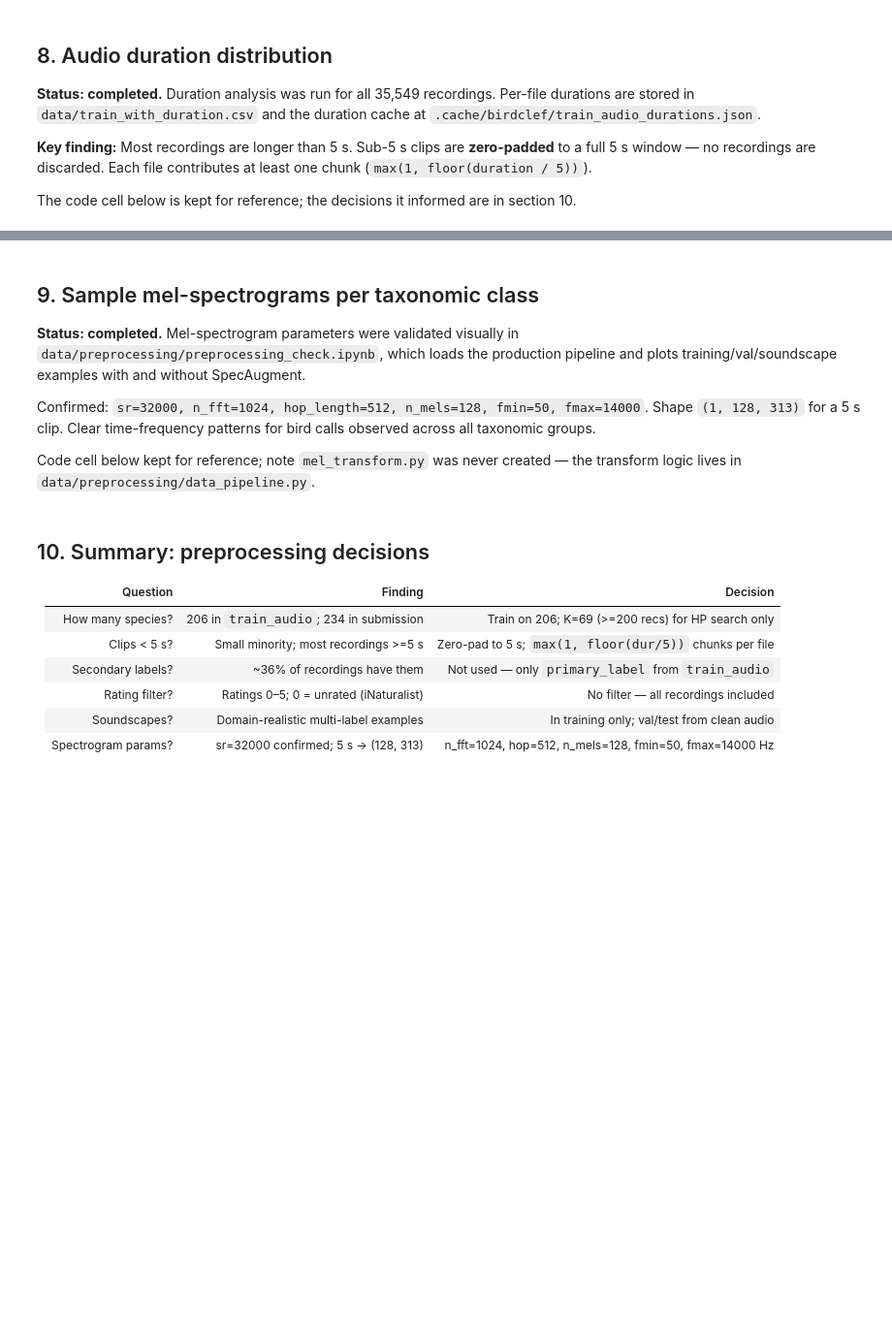
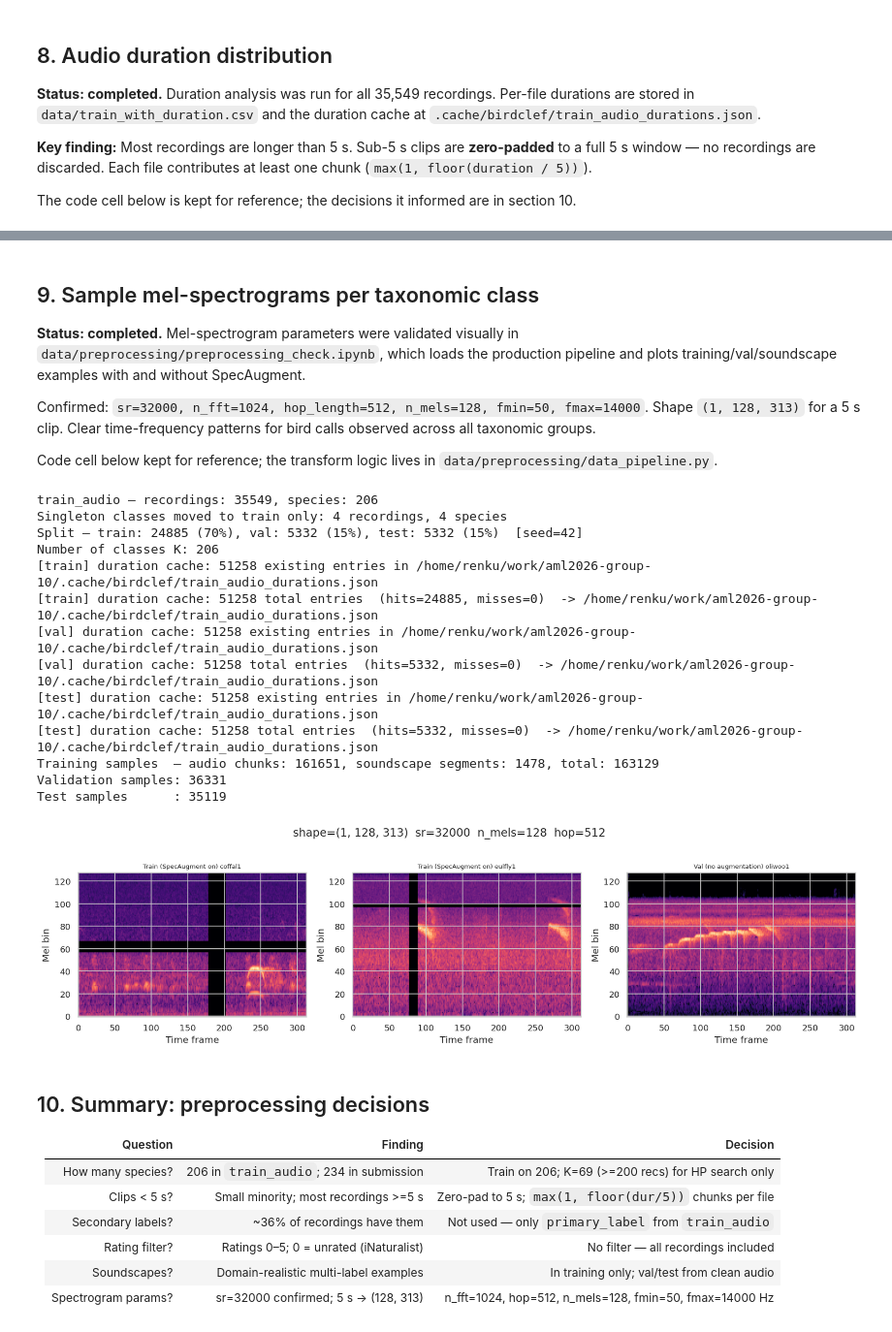
Before and after one commit to AdriSchm92/aml2026-group-10, a Jupyter notebook: notebooks/01_eda.ipynb, the cells around one changed output, grey strips where cells are left out. Shown at 97% size. Cells and saved outputs as stored; diff of their text form; code cells hidden in the pictures; blank space fills up the shorter version.

Commit message:
preprocessing and exploratory analysis update

```diff
--- a/notebooks/01_eda.ipynb
+++ b/notebooks/01_eda.ipynb
@@ -26,7 +26,9 @@ sns.set_theme(style="whitegrid", palette="muted")
 plt.rcParams["figure.dpi"] = 120
 
 # ---------- adjust this to the SwitchDrive mount path ----------
-DATA_ROOT = Path(os.environ.get("DATA_ROOT", "/home/user/data"))
+# DATA_ROOT = Path(os.environ.get("DATA_ROOT", "/home/user/data"))
+DATA_ROOT = Path('/tmp/birdclef-2026')
+
 # ---------------------------------------------------------------
 
 assert DATA_ROOT.exists(), f"DATA_ROOT not found: {DATA_ROOT}"
@@ -288,8 +412,7 @@ Confirmed: `sr=32000, n_fft=1024, hop_length=512, n_mels=128, fmin=50, fmax=1400
 Shape `(1, 128, 313)` for a 5 s clip. Clear time-frequency patterns for bird calls
 observed across all taxonomic groups.
 
-Code cell below kept for reference; note `mel_transform.py` was never created —
-the transform logic lives in `data/preprocessing/data_pipeline.py`.
+Code cell below kept for reference; the transform logic lives in `data/preprocessing/data_pipeline.py`.
 # %%
 import sys
 _repo_root = Path("..").resolve()
@@ -297,35 +420,49 @@ if str(_repo_root) not in sys.path:
     sys.path.insert(0, str(_repo_root))
 
 from data.preprocessing.data_pipeline import build_dataloaders
 
 _train_loader, _val_loader, _, mlb = build_dataloaders(
     metadata_csv=str(DATA_ROOT / "train.csv"),
     audio_dir=str(DATA_ROOT / "train_audio"),
     soundscapes_dir=str(DATA_ROOT / "train_soundscapes"),
     soundscapes_csv=str(DATA_ROOT / "train_soundscapes_labels.csv"),
     val_size=0.15, test_size=0.15, batch_size=4, num_workers=0,
 )
 
 train_specs, train_labels = next(iter(_train_loader))
 val_specs,   val_labels   = next(iter(_val_loader))
 
 fig, axes = plt.subplots(1, 3, figsize=(15, 4))
 for ax, spec, lv, title in [
     (axes[0], train_specs[0], train_labels[0], "Train (SpecAugment on)"),
     (axes[1], train_specs[1], train_labels[1], "Train (SpecAugment on)"),
     (axes[2], val_specs[0],   val_labels[0],   "Val (no augmentation)"),
 ]:
     active = [mlb.classes_[i] for i in lv.nonzero(as_tuple=True)[0].tolist()][:2]
     ax.imshow(spec.squeeze().numpy(), origin="lower", aspect="auto", cmap="magma")
-    ax.set_title(f"{title}
-{chr(44).join(active) or '(none)'}", fontsize=8)
+    ax.set_title(f"{title} {chr(44).join(active) or '(none)'}", fontsize=8)
     ax.set_xlabel("Time frame")
     ax.set_ylabel("Mel bin")
 plt.suptitle(
     f"shape={tuple(train_specs[0].shape)}  sr=32000  n_mels=128  hop=512", y=1.02
 )
 plt.tight_layout()
 plt.show()
+# %% [output]
+train_audio — recordings: 35549, species: 206
+Singleton classes moved to train only: 4 recordings, 4 species
+Split — train: 24885 (70%), val: 5332 (15%), test: 5332 (15%)  [seed=42]
+Number of classes K: 206
+[train] duration cache: 51258 existing entries in /home/renku/work/aml2026-group-10/.cache/birdclef/train_audio_durations.json
+[train] duration cache: 51258 total entries  (hits=24885, misses=0)  -> /home/renku/work/aml2026-group-10/.cache/birdclef/train_audio_durations.json
+[val] duration cache: 51258 existing entries in /home/renku/work/aml2026-group-10/.cache/birdclef/train_audio_durations.json
+[val] duration cache: 51258 total entries  (hits=5332, misses=0)  -> /home/renku/work/aml2026-group-10/.cache/birdclef/train_audio_durations.json
+[test] duration cache: 51258 existing entries in /home/renku/work/aml2026-group-10/.cache/birdclef/train_audio_durations.json
+[test] duration cache: 51258 total entries  (hits=5332, misses=0)  -> /home/renku/work/aml2026-group-10/.cache/birdclef/train_audio_durations.json
+Training samples  — audio chunks: 161651, soundscape segments: 1478, total: 163129
+Validation samples: 36331
+Test samples      : 35119
+[figure, added]
 # %% [markdown]
 ## 10. Summary: preprocessing decisions
 
```
Also changed, not shown: parts of 14 cells of this notebook, 1 other file.
